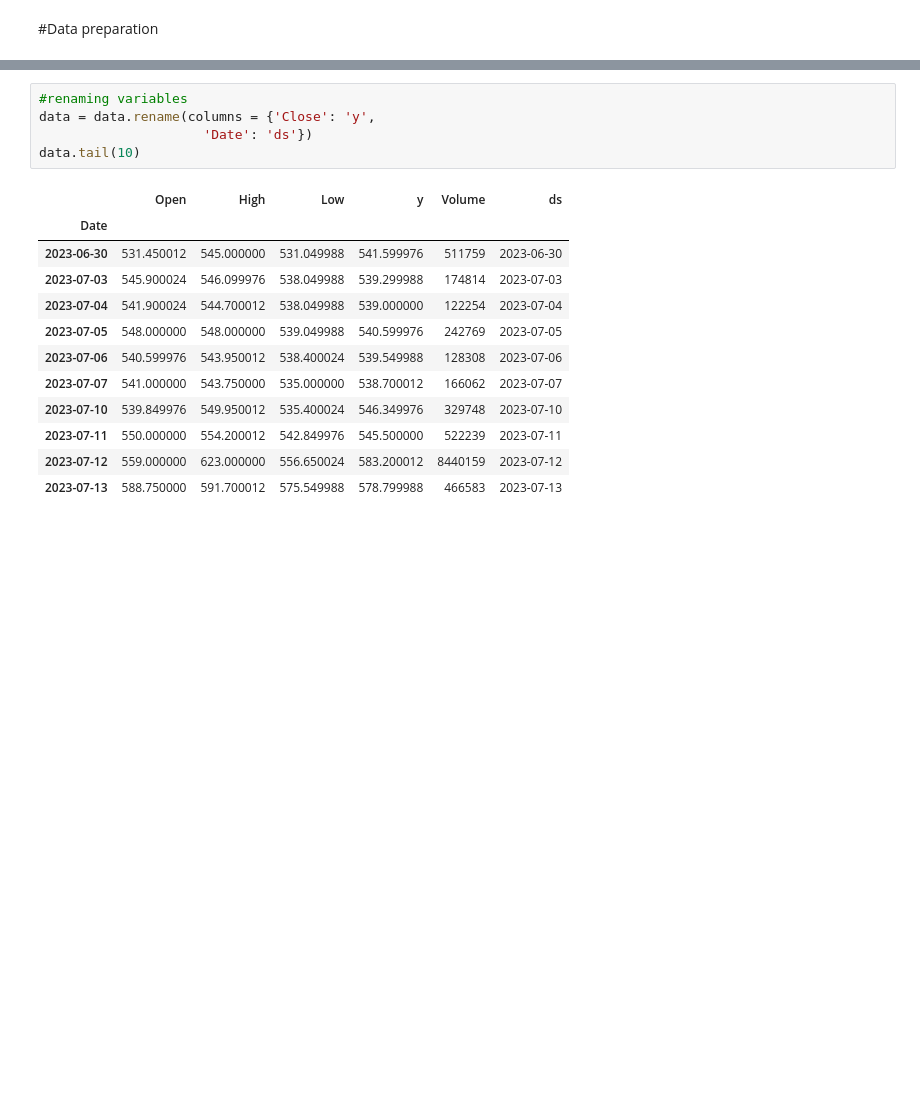
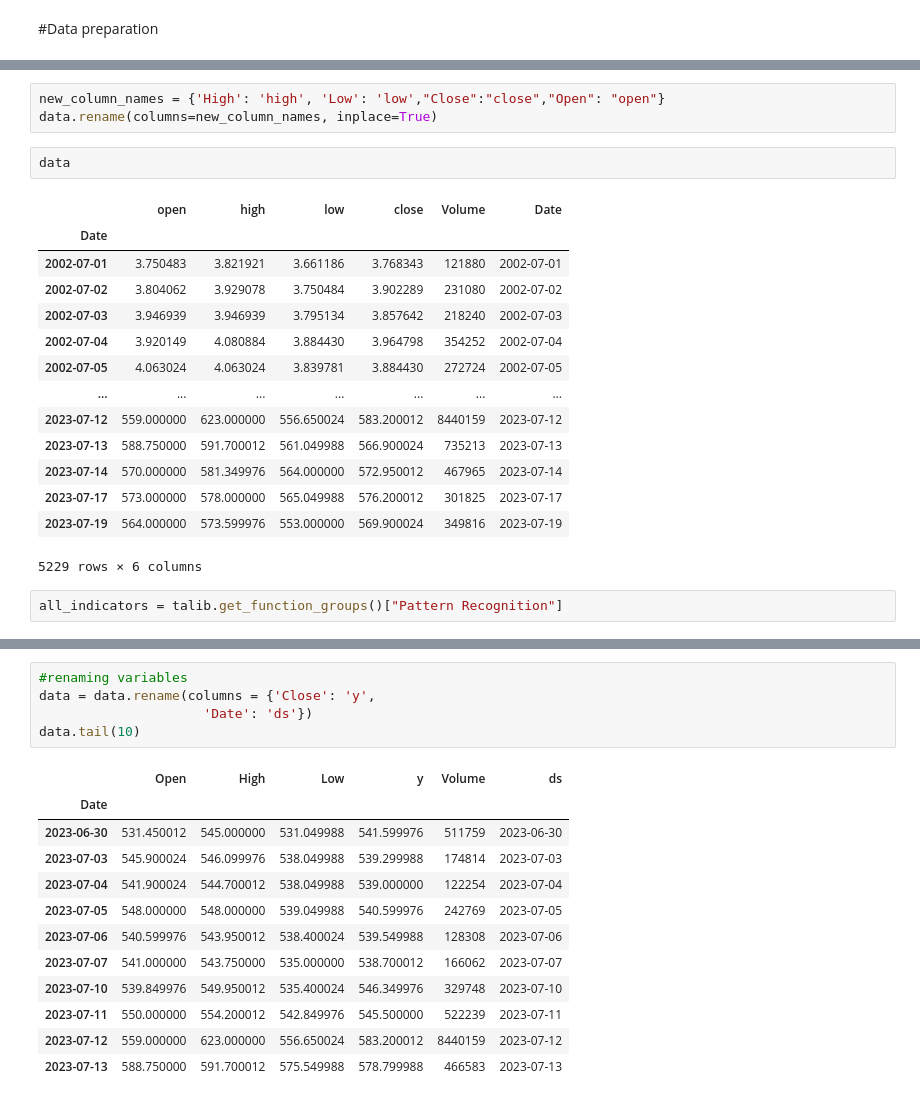
Before and after one commit to vvvipindsm/angle_one_algp, a Jupyter notebook: MY_OWN/ProphetPlayground.ipynb, the cells around one changed output, grey strips where cells are left out. Saved outputs shown, nothing was run; the diff lists cells and outputs as text; blank space fills up the shorter version.

```diff
--- a/MY_OWN/ProphetPlayground.ipynb
+++ b/MY_OWN/ProphetPlayground.ipynb
@@ -50,0 +51,22 @@ Name: Date, Length: 5226, dtype: datetime64[ns]
+# %%
+new_column_names = {'High': 'high', 'Low': 'low',"Close":"close","Open": "open"}
+data.rename(columns=new_column_names, inplace=True)
+# %%
+data
+# %% [output]
+|  | open | high | low | close | Volume | Date |
+| Date |  |  |  |  |  |  |
+| 2002-07-01 | 3.750483 | 3.821921 | 3.661186 | 3.768343 | 121880 | 2002-07-01 |
+| 2002-07-02 | 3.804062 | 3.929078 | 3.750484 | 3.902289 | 231080 | 2002-07-02 |
+| 2002-07-03 | 3.946939 | 3.946939 | 3.795134 | 3.857642 | 218240 | 2002-07-03 |
+| 2002-07-04 | 3.920149 | 4.080884 | 3.884430 | 3.964798 | 354252 | 2002-07-04 |
+| 2002-07-05 | 4.063024 | 4.063024 | 3.839781 | 3.884430 | 272724 | 2002-07-05 |
+| ... | ... | ... | ... | ... | ... | ... |
+| 2023-07-12 | 559.000000 | 623.000000 | 556.650024 | 583.200012 | 8440159 | 2023-07-12 |
+| 2023-07-13 | 588.750000 | 591.700012 | 561.049988 | 566.900024 | 735213 | 2023-07-13 |
+| 2023-07-14 | 570.000000 | 581.349976 | 564.000000 | 572.950012 | 467965 | 2023-07-14 |
+| 2023-07-17 | 573.000000 | 578.000000 | 565.049988 | 576.200012 | 301825 | 2023-07-17 |
+| 2023-07-19 | 564.000000 | 573.599976 | 553.000000 | 569.900024 | 349816 | 2023-07-19 |
+5229 rows × 6 columns
+# %%
+all_indicators = talib.get_function_groups()["Pattern Recognition"]
```
Also changed, not shown: parts of 10 cells of this notebook, 5 other files.
